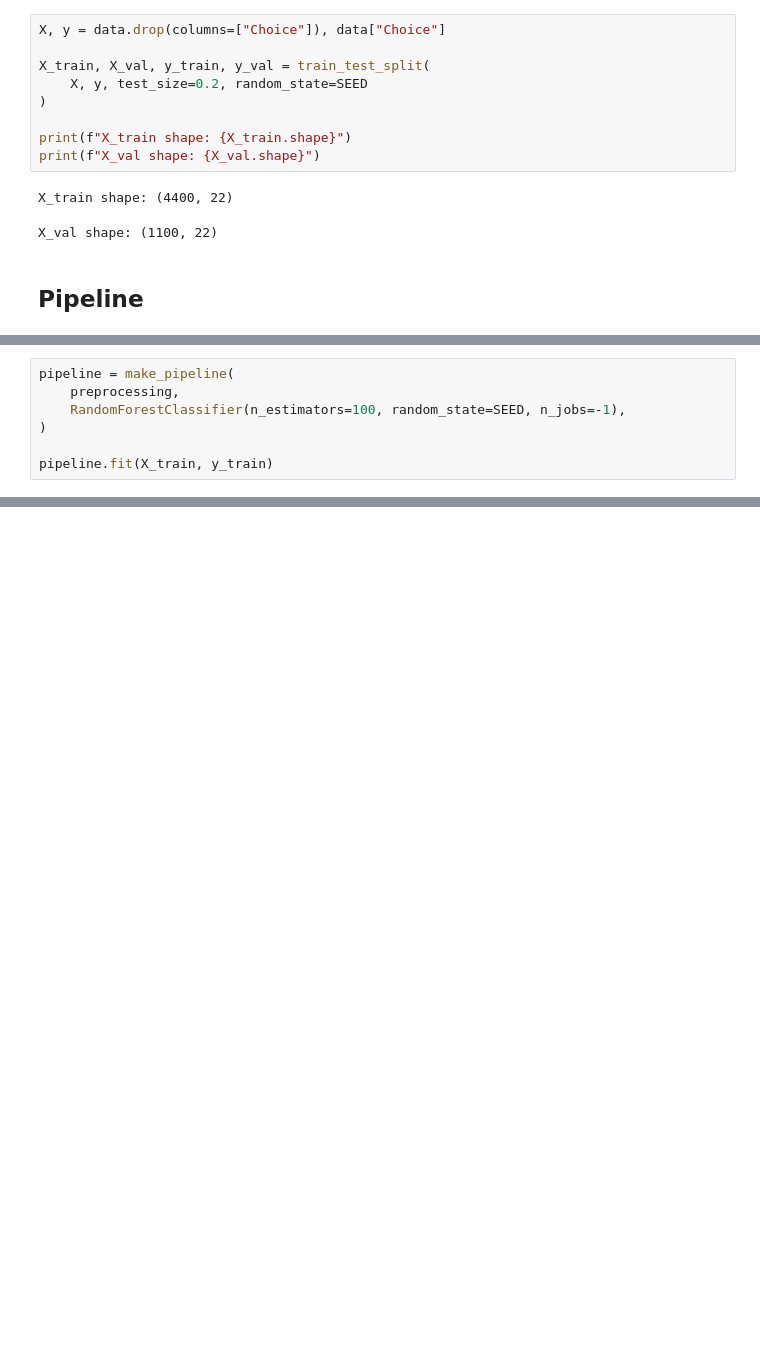
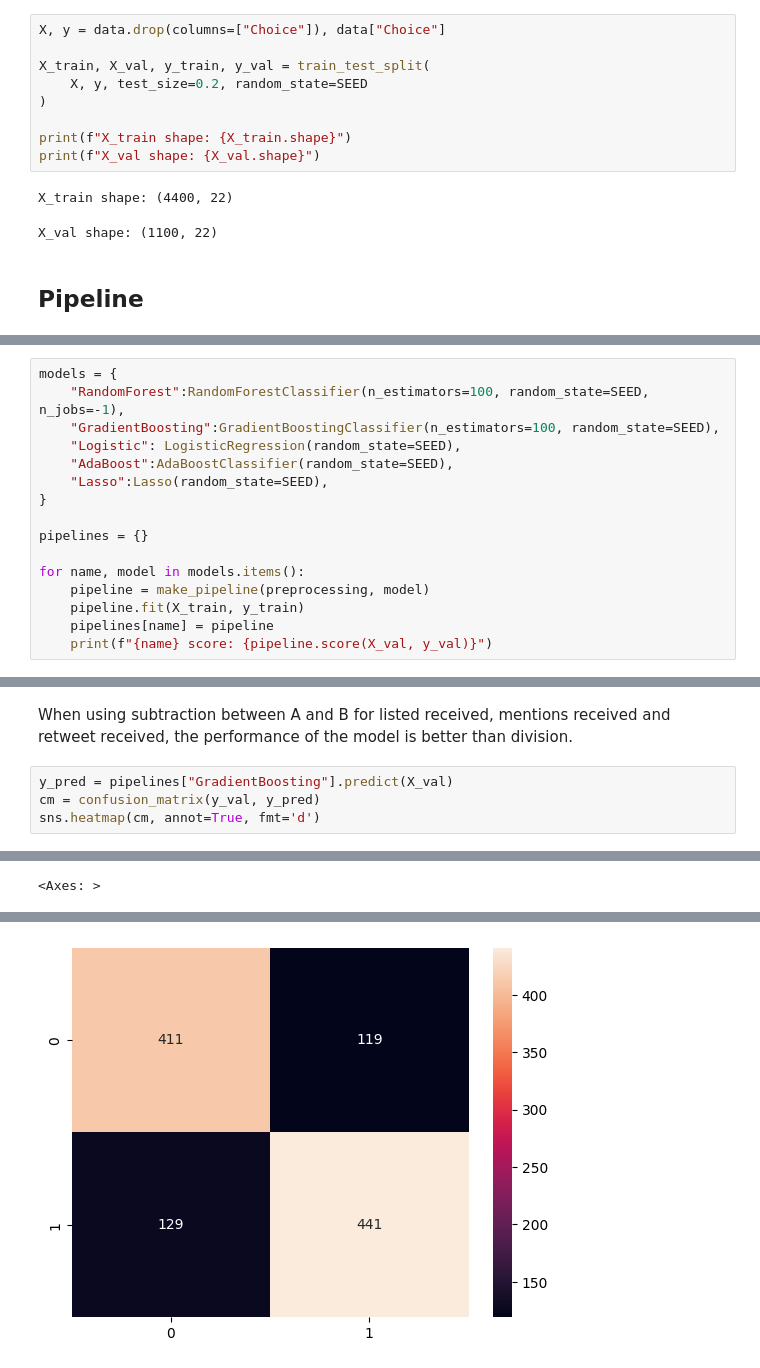
Before and after one commit to lakshyaag/INSY670-SocialMediaAnalytics-Group, a Jupyter notebook: Assignment/code.ipynb, the cells around one changed output, grey strips where cells are left out. Saved outputs shown, nothing was run; the diff lists cells and outputs as text; blank space fills up the shorter version.

Commit message:
update model with feature engineering

```diff
--- a/Assignment/code.ipynb
+++ b/Assignment/code.ipynb
@@ -207,7 +277,0 @@ X_train_processed
-# %%
-pipeline = make_pipeline(
-    preprocessing,
-    RandomForestClassifier(n_estimators=100, random_state=SEED, n_jobs=-1),
-)
-
-pipeline.fit(X_train, y_train)
@@ -237,0 +278,16 @@ pipeline.score(X_val, y_val)
+# %%
+models = {
+    "RandomForest":RandomForestClassifier(n_estimators=100, random_state=SEED, n_jobs=-1),
+    "GradientBoosting":GradientBoostingClassifier(n_estimators=100, random_state=SEED),
+    "Logistic": LogisticRegression(random_state=SEED),
+    "AdaBoost":AdaBoostClassifier(random_state=SEED),
+    "Lasso":Lasso(random_state=SEED),
+}
+
+pipelines = {}
+
+for name, model in models.items():
+    pipeline = make_pipeline(preprocessing, model)
+    pipeline.fit(X_train, y_train)
+    pipelines[name] = pipeline
+    print(f"{name} score: {pipeline.score(X_val, y_val)}")
@@ -237,0 +317,7 @@ pipeline.score(X_val, y_val)
+# %% [markdown]
+When using subtraction between A and B for listed received, mentions received and retweet received, the performance of the model is better than division.
+# %%
+y_pred = pipelines["GradientBoosting"].predict(X_val)
+cm = confusion_matrix(y_val, y_pred)
+sns.heatmap(cm, annot=True, fmt='d')
+# %% [output]
@@ -237,0 +325 @@ pipeline.score(X_val, y_val)
+<Axes: >
@@ -237,0 +327 @@ pipeline.score(X_val, y_val)
+[figure, added]
```
Also changed, not shown: parts of 10 cells of this notebook.
